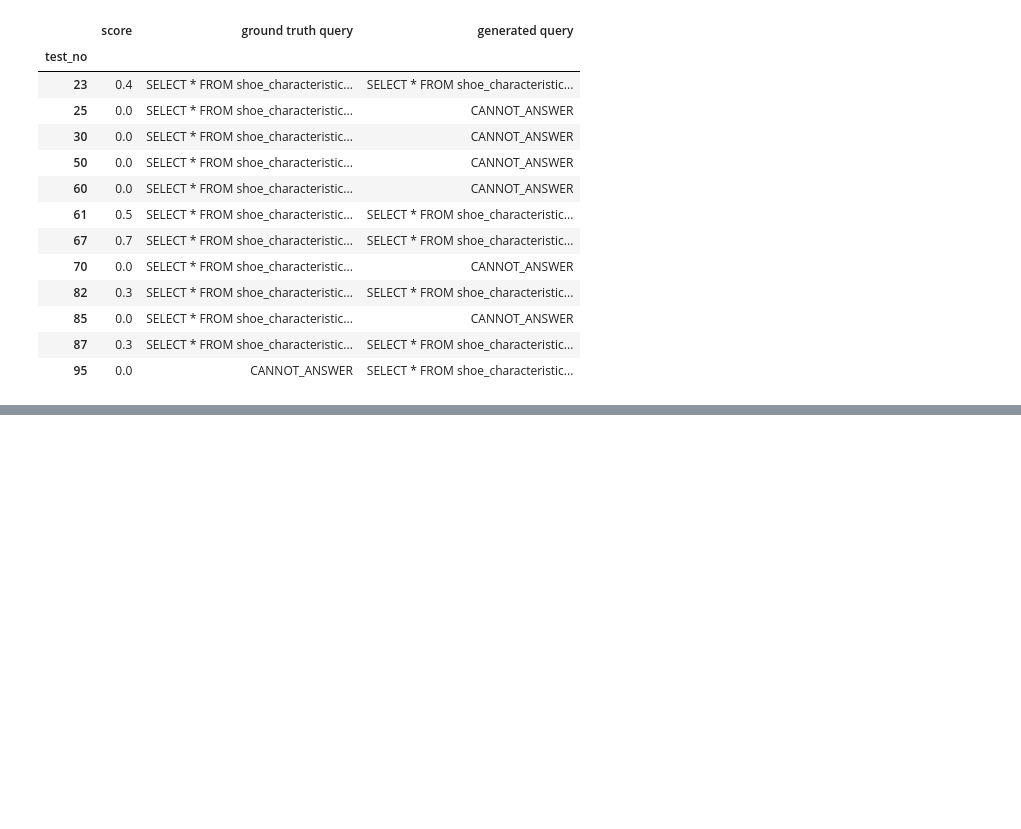
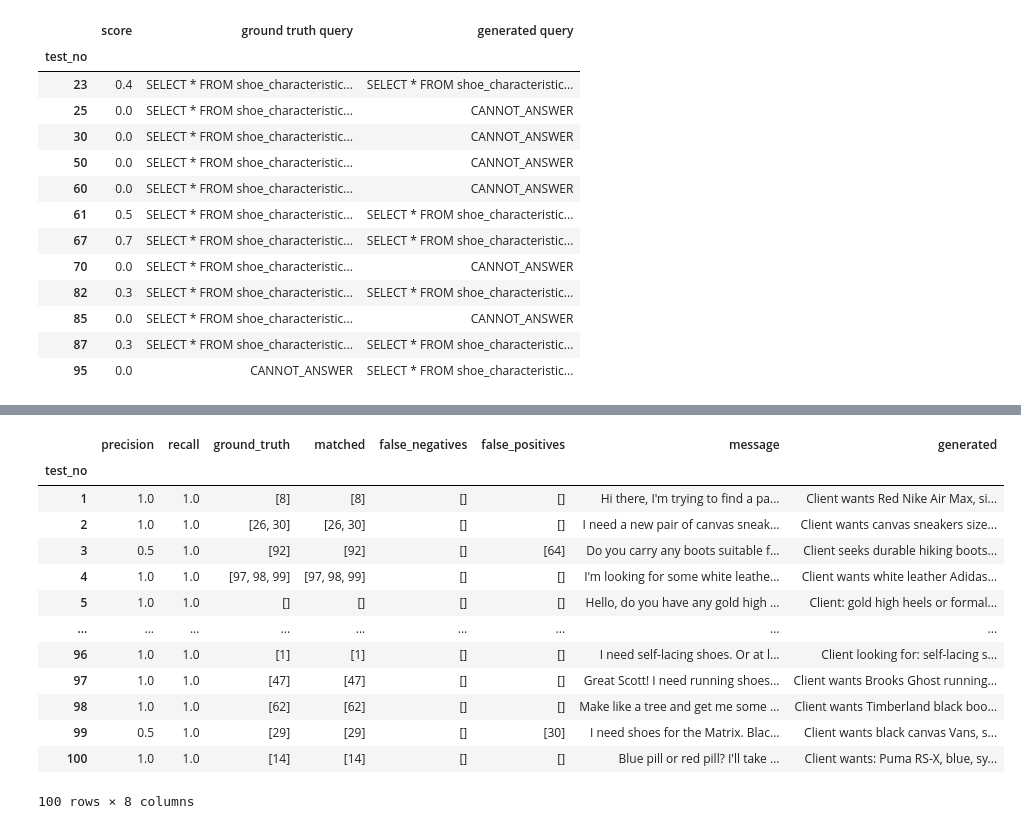
Before and after one commit to jerrold110/CRM-Mail-Agent, a Jupyter notebook: agent/evaluation/Tool evaluations.ipynb, the cells around one changed output, grey strips where cells are left out. Cells and saved outputs as stored; diff of their text form; code cells hidden in the pictures; blank space fills up the shorter version.

Commit message:
finished match_closest_product evaluation. Increased database records. Moved memory_setup.py (Langgraph memory) to /backend folder

```diff
--- a/agent/evaluation/evaluations.ipynb
+++ b/agent/evaluation/Tool evaluations.ipynb
@@ -214,0 +217,18 @@ get_product_query_df[get_product_query_df['score'] < 1.0][['score', 'ground trut
+# %%
+from evaluate import get_eval_results_match_closest_product
+
+# This is necessary because the code in email_agent for this function has an asyncio await loop
+import nest_asyncio
+nest_asyncio.apply()
+
+get_product_query_df = get_df(get_eval_results_match_closest_product,
+                                  ['test_no',
+                                   'precision',
+                                   'recall',
+                                   'ground_truth',
+                                   'matched',
+                                   'false_negatives',
+                                   'false_positives',
+                                   'message',
+                                   'generated'],
+                                   'test_no')
@@ -214,0 +253,18 @@ get_product_query_df[get_product_query_df['score'] < 1.0][['score', 'ground trut
+# %%
+pd.set_option('display.max_colwidth', None)
+get_product_query_df
+# %% [output]
+|  | precision | recall | ground_truth | matched | false_negatives | false_positives | message | generated |
+| test_no |  |  |  |  |  |  |  |  |
+| 1 | 1.0 | 1.0 | [8] | [8] | [] | [] | Hi there, I'm trying to find a pa... | Client wants Red Nike Air Max, si... |
+| 2 | 1.0 | 1.0 | [26, 30] | [26, 30] | [] | [] | I need a new pair of canvas sneak... | Client wants canvas sneakers size... |
+| 3 | 0.5 | 1.0 | [92] | [92] | [] | [64] | Do you carry any boots suitable f... | Client seeks durable hiking boots... |
+| 4 | 1.0 | 1.0 | [97, 98, 99] | [97, 98, 99] | [] | [] | I'm looking for some white leathe... | Client wants white leather Adidas... |
+| 5 | 1.0 | 1.0 | [] | [] | [] | [] | Hello, do you have any gold high ... | Client: gold high heels or formal... |
+| ... | ... | ... | ... | ... | ... | ... | ... | ... |
+| 96 | 1.0 | 1.0 | [1] | [1] | [] | [] | I need self-lacing shoes. Or at l... | Client looking for: self-lacing s... |
+| 97 | 1.0 | 1.0 | [47] | [47] | [] | [] | Great Scott! I need running shoes... | Client wants Brooks Ghost running... |
+| 98 | 1.0 | 1.0 | [62] | [62] | [] | [] | Make like a tree and get me some ... | Client wants Timberland black boo... |
+| 99 | 0.5 | 1.0 | [29] | [29] | [] | [30] | I need shoes for the Matrix. Blac... | Client wants black canvas Vans, s... |
+| 100 | 1.0 | 1.0 | [14] | [14] | [] | [] | Blue pill or red pill? I'll take ... | Client wants: Puma RS-X, blue, sy... |
+100 rows × 8 columns
```
Also changed, not shown: parts of 7 cells of this notebook, 8 other files.
